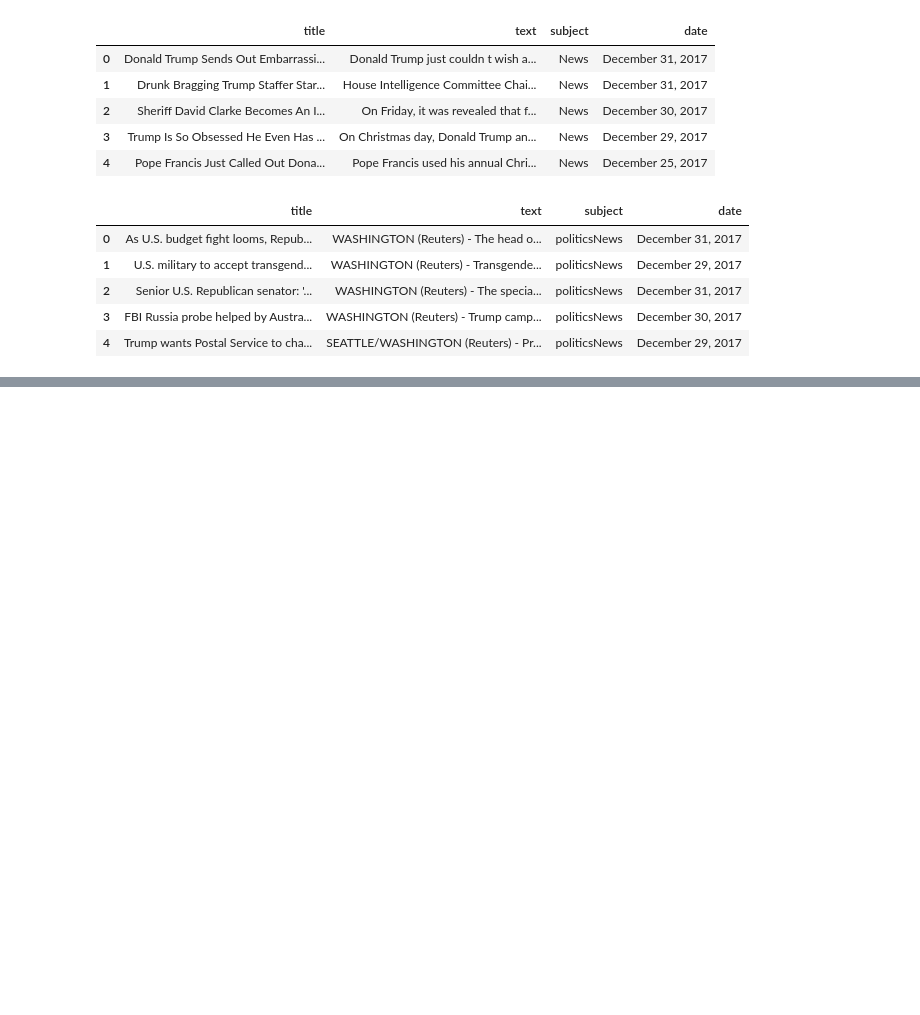
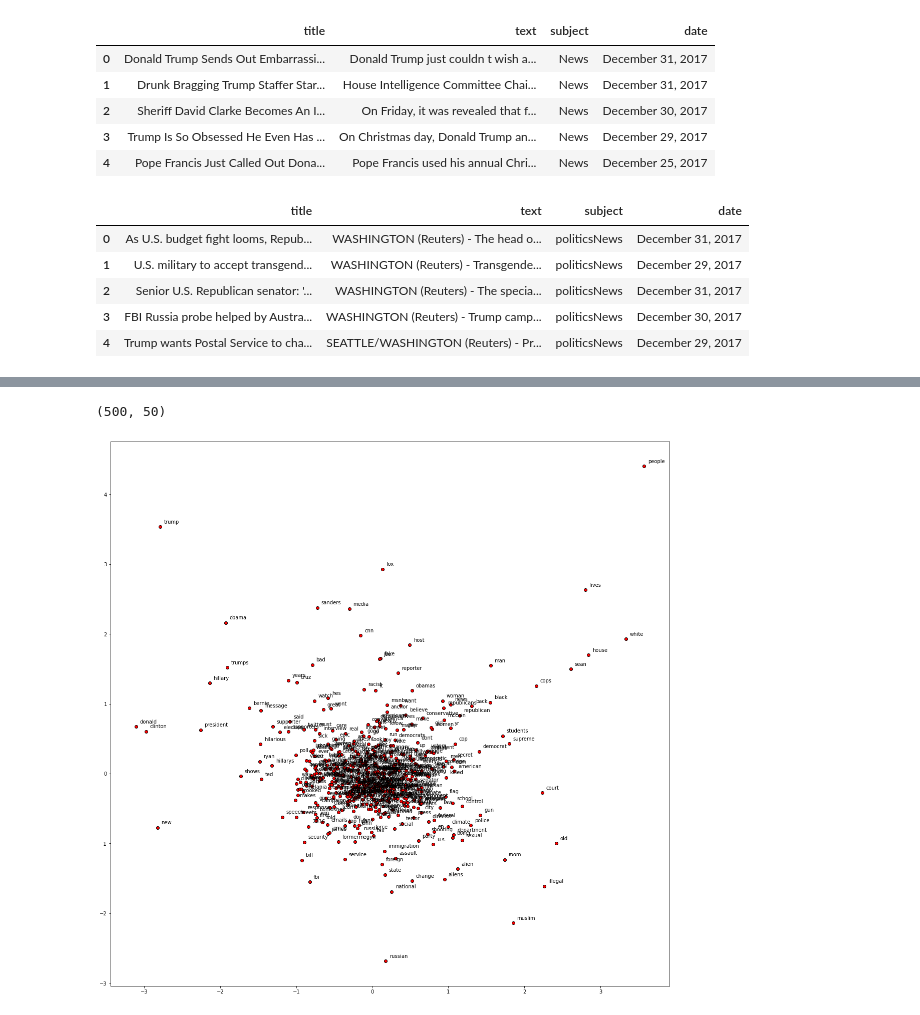
Before and after one commit to Themis-Sot/datam, a Jupyter notebook: Untitled0.ipynb, the cells around one changed output, grey strips where cells are left out. Cells and saved outputs as stored; diff of their text form; code cells hidden in the pictures; blank space fills up the shorter version.

Commit message:
Most common words: scatter plot and wordCloud (not sure if correct yet)

```diff
--- a/Untitled0.ipynb
+++ b/Untitled0.ipynb
@@ -118,16 +119,16 @@ w2vmodelTrue.train(trueTokens2, total_examples=w2vmodelTrue.corpus_count, epochs
 def display_pca_scatterplot(model, words=None, sample=0):
     if words == None:
         if sample > 0:
-            words = np.random.choice(list(model.vocab.keys()), sample)
+            words = np.random.choice(list(model.wv.index_to_key), sample)
         else:
-            words = [ word for word in model.vocab ]
+            words = [ word for word in model.wv.index_to_key]
 
-    word_vectors = np.array([model[w] for w in words])
+    word_vectors = np.array([model.wv[w] for w in words])
     print(word_vectors.shape)
 
     twodim = PCA().fit_transform(word_vectors)[:,:2]
 
-    plt.figure(figsize=(15,15))
+    plt.figure(figsize=(20,20))
     plt.scatter(twodim[:,0], twodim[:,1], edgecolors='k', c='r')
     for word, (x,y) in zip(words, twodim):
         plt.text(x+0.05, y+0.05, word)
@@ -156,0 +136,17 @@ TypeError: ignored
+# %%
+temp = w2vmodelFake.wv.index_to_key[:500]
+top = list(dict.fromkeys(temp))
+# %%
+
+vector_list = []
+words_filtered = []
+
+for word in top:
+        if word in w2vmodelFake.wv.index_to_key:
+            vector_list.append(w2vmodelFake.wv[word])
+            words_filtered.append(word)
+
+word_vec_zip = list(zip(words_filtered, vector_list))
+# %%
+
+df = pd.DataFrame(data = word_vec_zip, columns=['word', 'value'])
@@ -156,0 +193,9 @@ TypeError: ignored
+# %%
+w100 = df['word']
+words = [w for w in w100]
+
+
+display_pca_scatterplot(w2vmodelFake, words)
+# %% [output]
+(500, 50)
+[figure, added]
```
Also changed, not shown: parts of 9 cells of this notebook.
